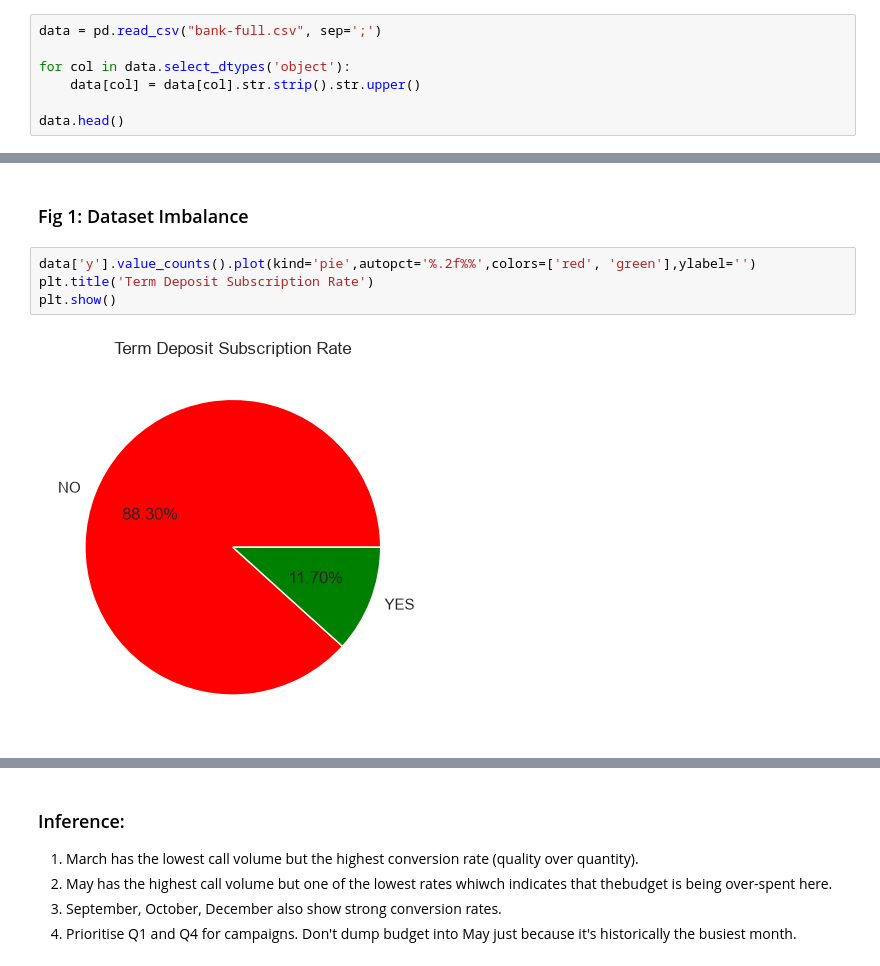
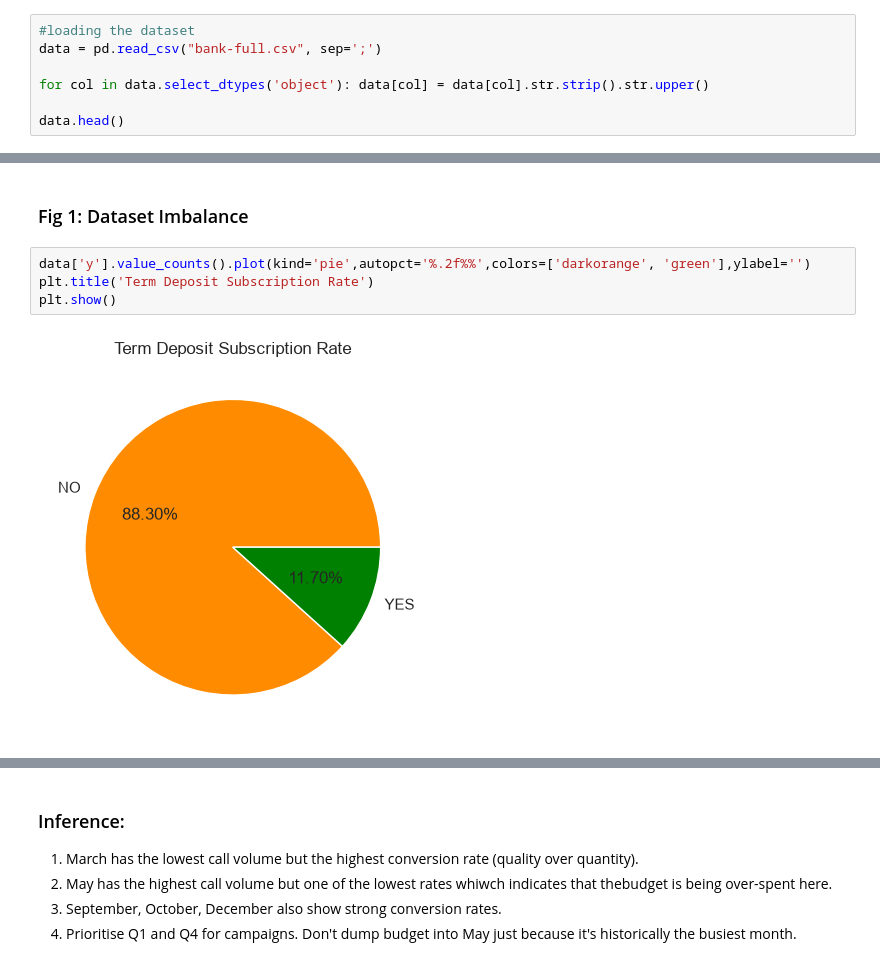
Before and after one commit to AsmiShirkeSamant/BANK-TERM-DEPOSIT-SUBSCRIPTION-PREDICTION, a Jupyter notebook: Propensity_v2.ipynb, the cells around one changed output, grey strips where cells are left out. Drawn from its saved outputs; the diff is of its cells as text.

```diff
--- a/Propensity_v2.ipynb
+++ b/Propensity_v2.ipynb
@@ -67,8 +71,8 @@ Libraries loaded.
 # %%
+#loading the dataset
 data = pd.read_csv("bank-full.csv", sep=';')
 
-for col in data.select_dtypes('object'):
-    data[col] = data[col].str.strip().str.upper()
+for col in data.select_dtypes('object'): data[col] = data[col].str.strip().str.upper()
 
 data.head()
 # %% [output]
@@ -212,8 +225,8 @@ plt.show()
 # %% [markdown]
 ### Fig 1: Dataset Imbalance
 # %%
-data['y'].value_counts().plot(kind='pie',autopct='%.2f%%',colors=['red', 'green'],ylabel='')
+data['y'].value_counts().plot(kind='pie',autopct='%.2f%%',colors=['darkorange', 'green'],ylabel='')
 plt.title('Term Deposit Subscription Rate')
 plt.show()
 # %% [output]
-[figure, old version]
+[figure, new version]
```
Also changed, not shown: parts of 32 cells of this notebook, 11 other files.
